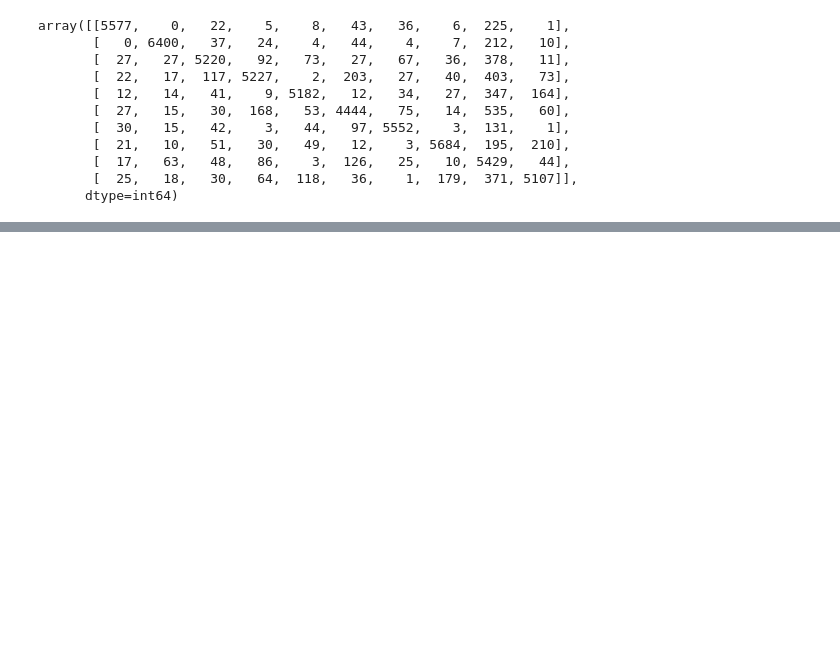
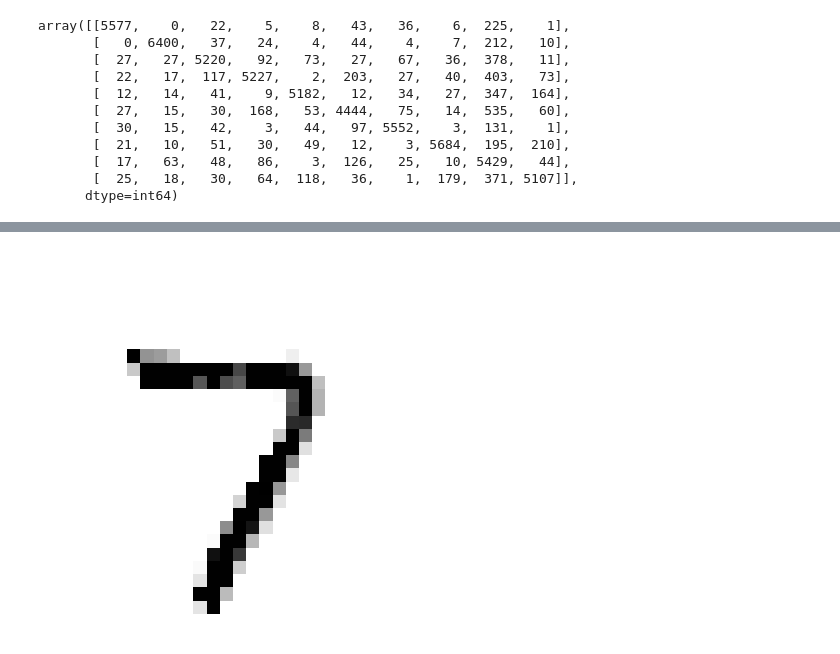
Before and after one commit to lawalsegun2025/hands_on_ml2, a Jupyter notebook: notebooks/03_classification.ipynb, the cells around one changed output, grey strips where cells are left out. Drawn from its saved outputs; the diff is of its cells as text; code cells hidden in the pictures; blank space fills up the shorter version.

```diff
--- a/notebooks/03_classification.ipynb
+++ b/notebooks/03_classification.ipynb
@@ -572,0 +586,6 @@ array([[False,  True]])
+# %%
+knn_clf.fit(X_train_mod, y_train_mod)
+clean_digit = knn_clf.predict([X_test_mod[some_index]])
+plot_digit(clean_digit)
+# %% [output]
+[figure, added]
```
Also changed, not shown: parts of 28 cells of this notebook.
